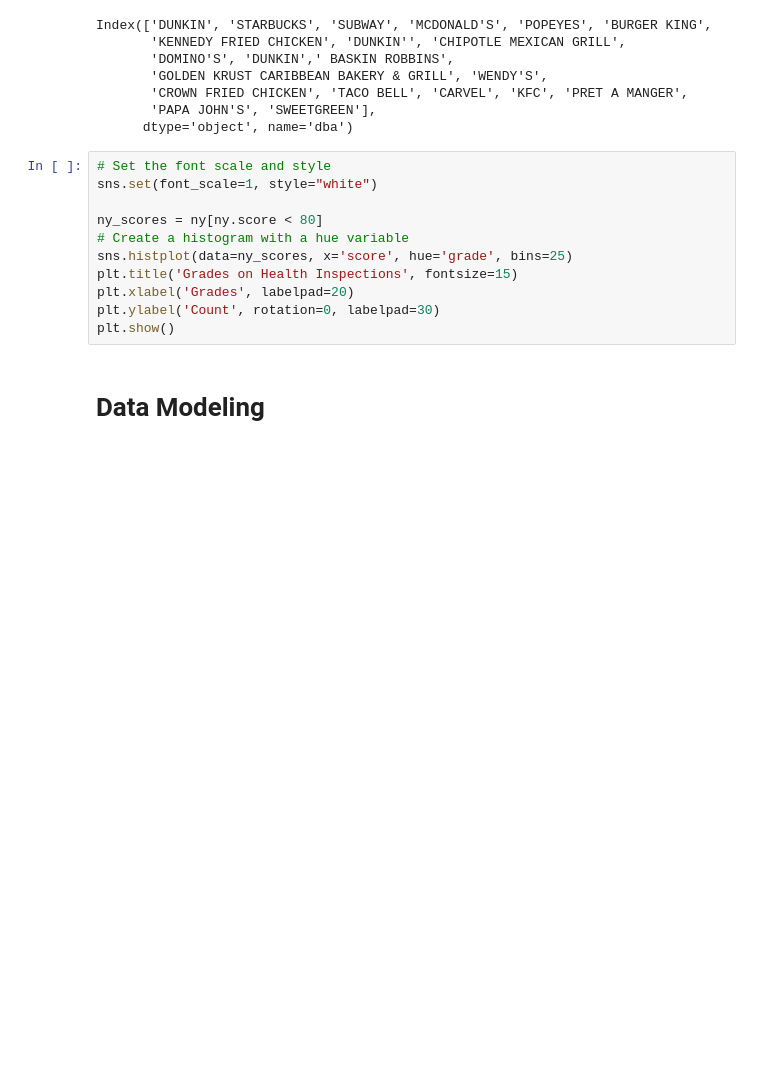
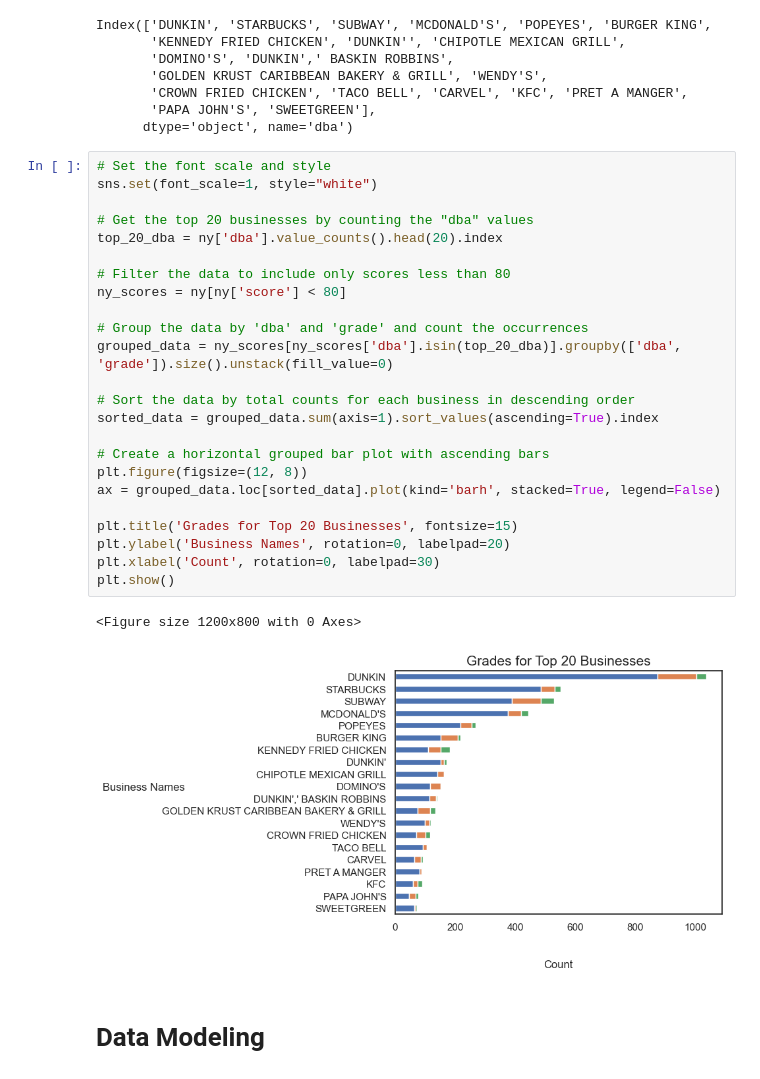
Before and after one commit to Somerville-2023/New-York-health-Inspection-Prediction, a Jupyter notebook: marc-folder/marc_eda.ipynb, the cells around one changed output. Saved outputs shown, nothing was run; the diff lists cells and outputs as text; blank space fills up the shorter version.

```diff
--- a/marc-folder/marc_eda.ipynb
+++ b/marc-folder/marc_eda.ipynb
@@ -667,16 +711,32 @@ Index(['DUNKIN', 'STARBUCKS', 'SUBWAY', 'MCDONALD'S', 'POPEYES', 'BURGER KING',
        'CROWN FRIED CHICKEN', 'TACO BELL', 'CARVEL', 'KFC', 'PRET A MANGER',
        'PAPA JOHN'S', 'SWEETGREEN'],
       dtype='object', name='dba')
-# %%
-# Set the font scale and style
-sns.set(font_scale=1, style="white")
-
-ny_scores = ny[ny.score < 80]
-# Create a histogram with a hue variable
-sns.histplot(data=ny_scores, x='score', hue='grade', bins=25)
-plt.title('Grades on Health Inspections', fontsize=15)
-plt.xlabel('Grades', labelpad=20)
-plt.ylabel('Count', rotation=0, labelpad=30)
-plt.show()
+# %%
+# Set the font scale and style
+sns.set(font_scale=1, style="white")
+
+# Get the top 20 businesses by counting the "dba" values
+top_20_dba = ny['dba'].value_counts().head(20).index
+
+# Filter the data to include only scores less than 80
+ny_scores = ny[ny['score'] < 80]
+
+# Group the data by 'dba' and 'grade' and count the occurrences
+grouped_data = ny_scores[ny_scores['dba'].isin(top_20_dba)].groupby(['dba', 'grade']).size().unstack(fill_value=0)
+
+# Sort the data by total counts for each business in descending order
+sorted_data = grouped_data.sum(axis=1).sort_values(ascending=True).index
+
+# Create a horizontal grouped bar plot with ascending bars
+plt.figure(figsize=(12, 8))
+ax = grouped_data.loc[sorted_data].plot(kind='barh', stacked=True, legend=False)
+
+plt.title('Grades for Top 20 Businesses', fontsize=15)
+plt.ylabel('Business Names', rotation=0, labelpad=20)
+plt.xlabel('Count', rotation=0, labelpad=30)
+plt.show()
+# %% [output]
+<Figure size 1200x800 with 0 Axes>
+[figure, added]
 # %% [markdown]
 # Data Modeling
```
Also changed, not shown: parts of 7 cells of this notebook.
